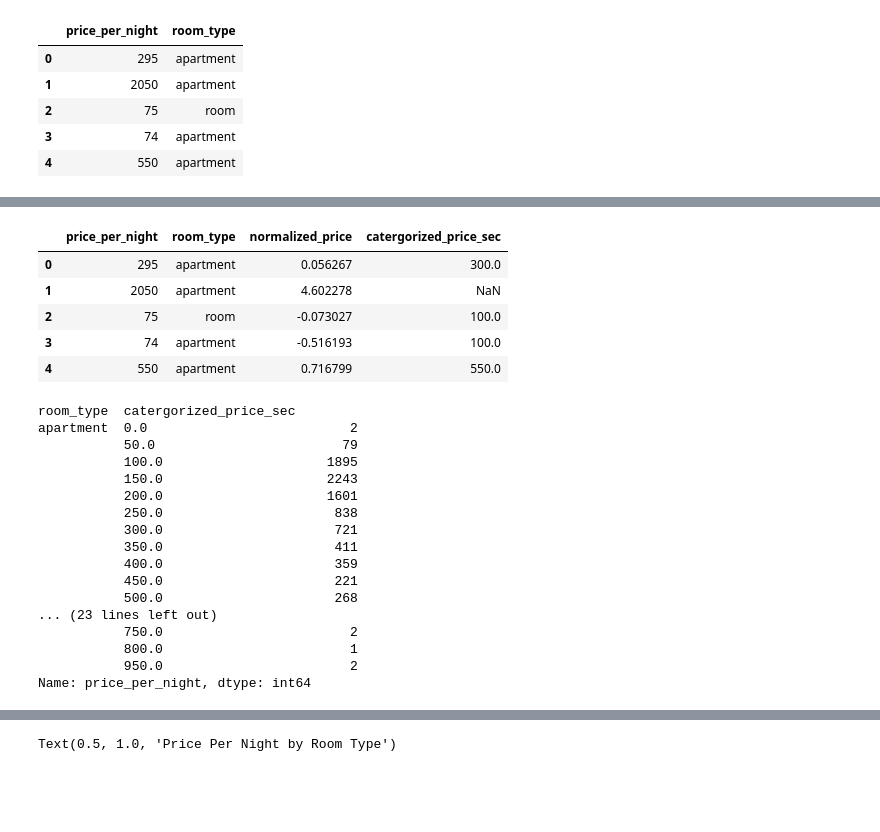
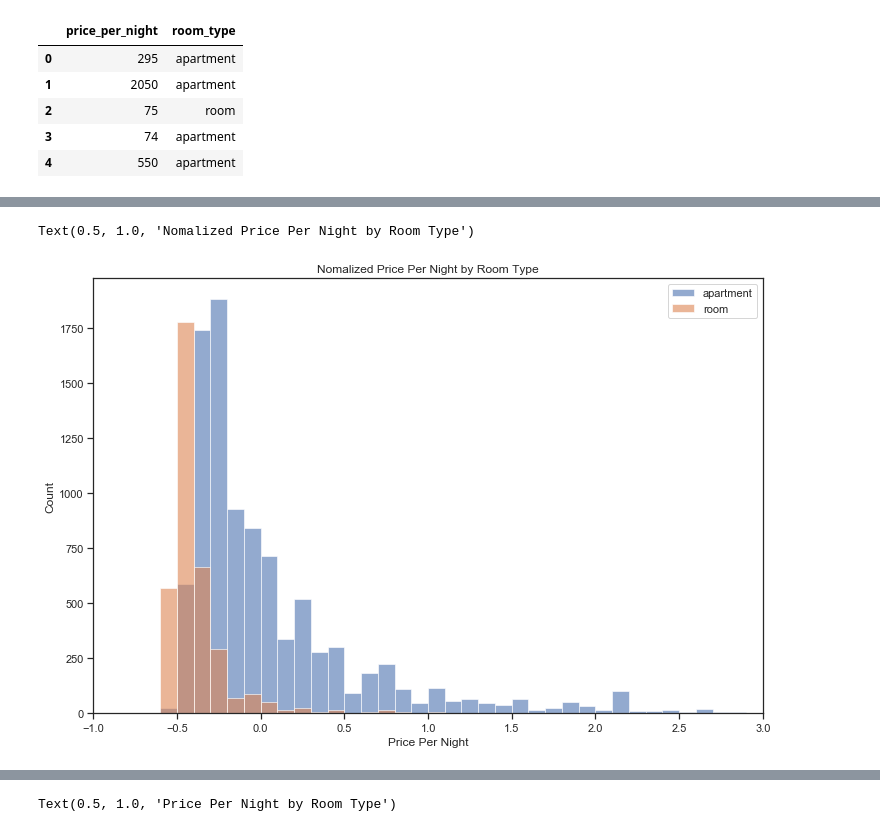
Before and after one commit to emmalogo/dsc106_proj-, a Jupyter notebook: data_analysis .ipynb, the cells around one changed output, grey strips where cells are left out. Cells and saved outputs as stored; diff of their text form; code cells hidden in the pictures; blank space fills up the shorter version.

```diff
--- a/data_analysis .ipynb
+++ b/data_analysis .ipynb
@@ -82 +74,12 @@ Text(0.5, 1.0, 'Price Per Night by Room Type')
+# %%
+bin_values = np.arange(start=-1, stop=3, step=0.1)
+viz = df.groupby('room_type')['normalized_price'] # group values by carrier, select minutes delayed
+viz.plot(kind='hist', bins=bin_values, figsize=[12,8], alpha=.6, legend=True) # alpha for transparency
+plt.xlim(-1, 3)
+plt.xlabel('Price Per Night')
+plt.ylabel('Count')
+plt.title('Nomalized Price Per Night by Room Type')
+# %% [output]
+Text(0.5, 1.0, 'Nomalized Price Per Night by Room Type')
+[figure, added]
 # %%
@@ -86,29 +88,0 @@ for i in np.arange(0, 1000, 50):
-# %%
-df.head()
-# %% [output]
-|  | price_per_night | room_type | normalized_price | catergorized_price_sec |
-| 0 | 295 | apartment | 0.056267 | 300.0 |
-| 1 | 2050 | apartment | 4.602278 | NaN |
-| 2 | 75 | room | -0.073027 | 100.0 |
-| 3 | 74 | apartment | -0.516193 | 100.0 |
-| 4 | 550 | apartment | 0.716799 | 550.0 |
-# %%
-df.groupby(['room_type', 'catergorized_price_sec'])['price_per_night'].count()
-# %% [output]
-room_type  catergorized_price_sec
-apartment  0.0                          2
-           50.0                        79
-           100.0                     1895
-           150.0                     2243
-           200.0                     1601
-           250.0                      838
-           300.0                      721
-           350.0                      411
-           400.0                      359
-           450.0                      221
-           500.0                      268
-... (23 lines left out)
-           750.0                        2
-           800.0                        1
-           950.0                        2
-Name: price_per_night, dtype: int64
```
Also changed, not shown: parts of 9 cells of this notebook, 3 other files.
